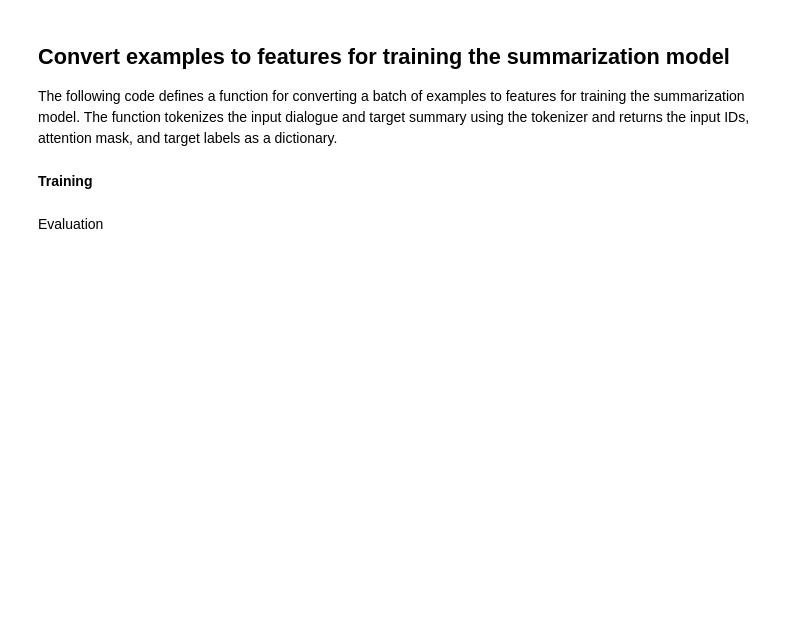
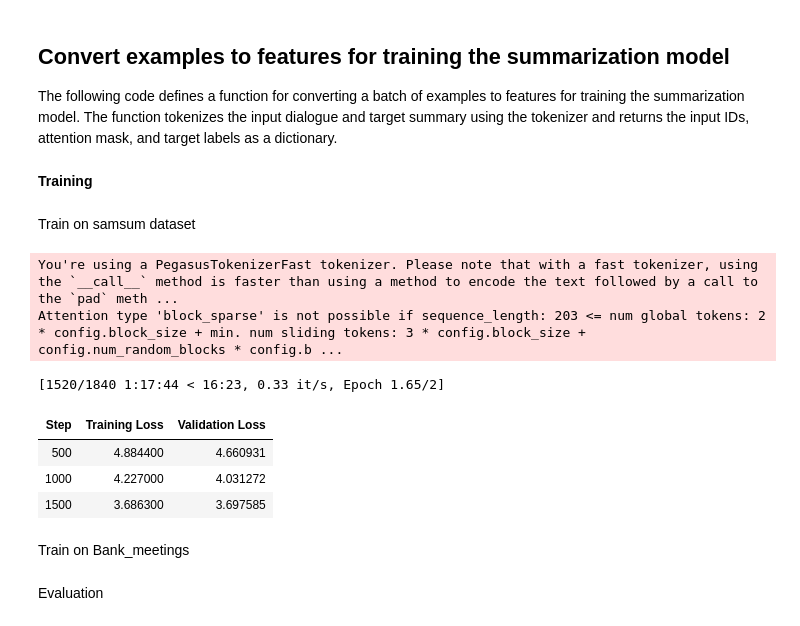
Before and after one commit to InsiderCloud/summarizer-datasets, a Jupyter notebook: research/model train.ipynb, the cells around one changed output. Drawn from its saved outputs; the diff is of its cells as text; code cells hidden in the pictures; blank space fills up the shorter version.

```diff
--- a/research/model train.ipynb
+++ b/research/model train.ipynb
@@ -105,14 +139,16 @@ print(dataset_samsum["test"][1]["summary"])
 The following code defines a function for converting a batch of examples to features for training the summarization model. The function tokenizes the input dialogue and target summary using the tokenizer and returns the input IDs, attention mask, and target labels as a dictionary.
 # %%
 # Convert a batch of examples to features for training the summarization model
-def convert_examples_to_features(example_batch):
-  input_encodings = tokenizer(example_batch['dialogue'], max_length=4096, truncation=True)
+def convert_examples_to_features(example_batch,text_field,summary_field):
+  input_encode = tokenizer(example_batch[text_field], max_length=4096, truncation=True)
   with tokenizer.as_target_tokenizer():
-    target_encodings = tokenizer(example_batch['summary'], max_length=512, truncation=True)
+    target_encode = tokenizer(example_batch[summary_field], max_length=512, truncation=True)
   return {
-      'input_ids': input_encodings['input_ids'],
-      'attention_mask': input_encodings['attention_mask'],
-      'labels': target_encodings['input_ids']
+      'input_ids': input_encode['input_ids'],
+      'attention_mask': input_encode['attention_mask'],
+      'labels': target_encode['input_ids']
   }
 # %%
-dataset_samsum_pt = dataset_samsum.map(convert_examples_to_features,batched = True)
+dataset_samsum_pt = dataset_samsum.map(
+    lambda examples: convert_examples_to_features(examples, 'dialogue', 'summary'),
+    batched = True)
@@ -128,14 +170,37 @@ seq2seq_data_collator = DataCollatorForSeq2Seq(tokenizer,model=model_bigbird)
 from transformers import TrainingArguments, Trainer
 
 trainer_args = TrainingArguments(
-    output_dir='bigbird-samsum', num_train_epochs=1,warmup_steps=5000,
-    per_device_train_batch_size=1,per_device_eval_batch_size=1,
-    weight_decay=0.01,logging_steps=10,
-    evaluation_strategy='steps',eval_steps=500,save_steps=1e6,
+    output_dir='bigbird-samsum',
+    num_train_epochs=2,
+    warmup_steps=5000,
+    per_device_train_batch_size=1,
+    per_device_eval_batch_size=1,
+    weight_decay=0.01,
+    logging_steps=10,
+    evaluation_strategy='steps',
+    eval_steps=500,
+    save_steps=1e6,
     gradient_accumulation_steps=16
 )
+# %% [markdown]
+Train on samsum dataset
 # %%
-trainer = Trainer(model=model_bigbird,args = trainer_args,
-                  tokenizer=tokenizer,data_collator=seq2seq_data_collator,
-                  train_dataset=dataset_samsum_pt['train'],
-                  eval_dataset=dataset_samsum_pt["validation"])
+trainer = Trainer(
+    model=model_bigbird,
+    args = trainer_args,
+    tokenizer=tokenizer,
+    data_collator=seq2seq_data_collator,
+    train_dataset=dataset_samsum_pt['train'],
+    eval_dataset=dataset_samsum_pt["validation"])
+# %%
+trainer.train()
+# %% [output]
+You're using a PegasusTokenizerFast tokenizer. Please note that with a fast tokenizer, using the `__call__` method is faster than using a method to encode the text followed by a call to the `pad` meth ...
+Attention type 'block_sparse' is not possible if sequence_length: 203 <= num global tokens: 2 * config.block_size + min. num sliding tokens: 3 * config.block_size + config.num_random_blocks * config.b ...
+[1520/1840 1:17:44 < 16:23, 0.33 it/s, Epoch 1.65/2]
+| Step | Training Loss | Validation Loss |
+| 500 | 4.884400 | 4.660931 |
+| 1000 | 4.227000 | 4.031272 |
+| 1500 | 3.686300 | 3.697585 |
+# %% [markdown]
+Train on Bank_meetings
```
Also changed, not shown: parts of 27 cells of this notebook, 4 other files.
